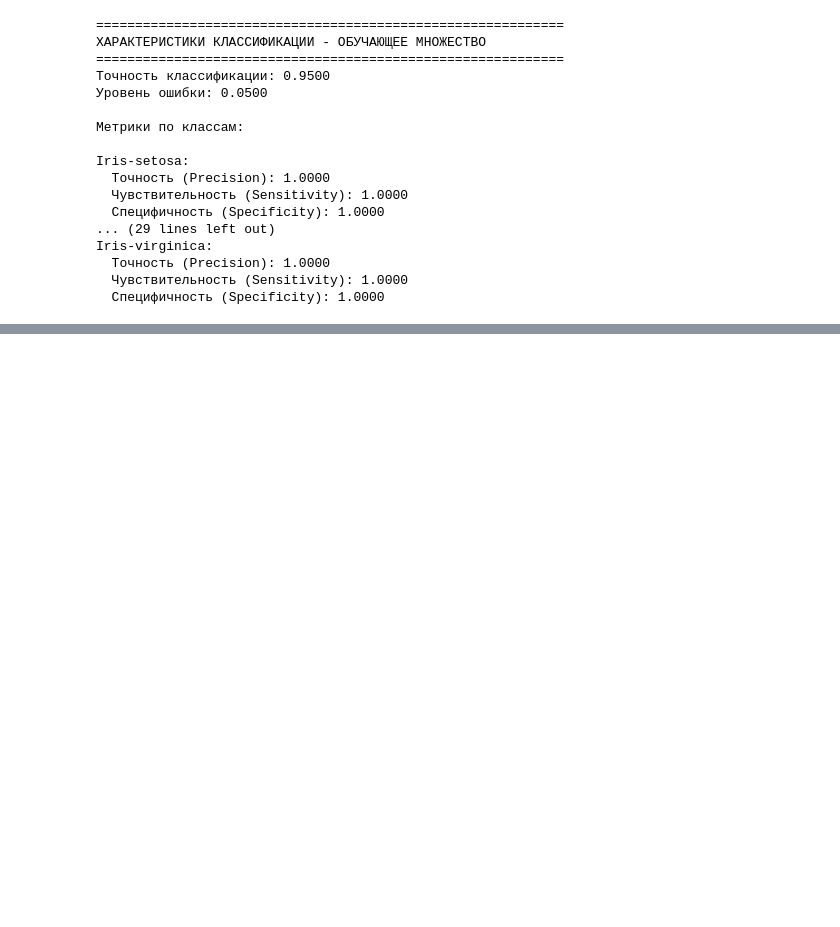
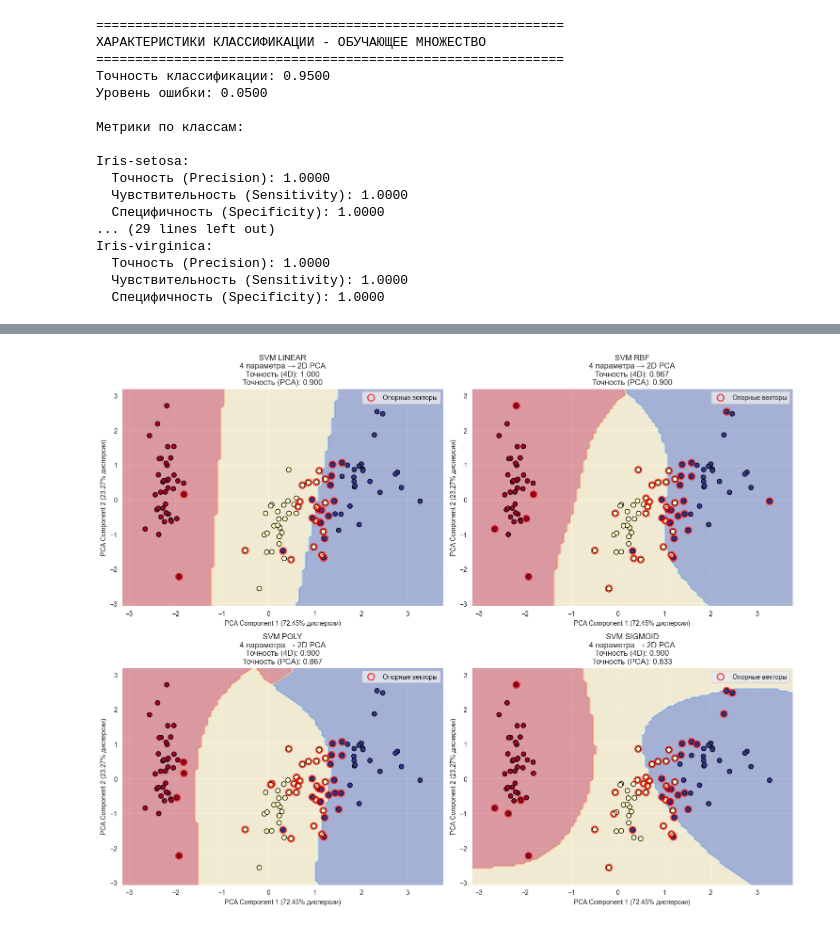
Before and after one commit to MicroMolekula/machine-learning, a Jupyter notebook: lab2/lab2.ipynb, the cells around one changed output, grey strips where cells are left out. Drawn from its saved outputs; the diff is of its cells as text; code cells hidden in the pictures; blank space fills up the shorter version.

```diff
--- a/lab2/lab2.ipynb
+++ b/lab2/lab2.ipynb
@@ -257,0 +658,20 @@ Iris-virginica:
+# %%
+from sklearn.decomposition import PCA
+
+print(f"Соответствие меток: {dict(zip(le.classes_, le.transform(le.classes_)))}")
+print(f"y_encoded: {y_encoded[:10]}")  # Первые 10 значений
+X = iris.data.features
+# Разделение на обучающую и тестовую выборки
+X_train, X_test, y_train, y_test, y_train_orig, y_test_orig = train_test_split(
+    X, y_encoded, y, test_size=0.2, random_state=42, stratify=y_encoded
+)
+
+# Масштабирование данных
+scaler = StandardScaler()
+X_train_scaled = scaler.fit_transform(X_train)
+X_test_scaled = scaler.transform(X_test)
+
+print(f"\nРазмеры данных:")
+print(f"  Обучающая выборка: {X_train_scaled.shape}")
+print(f"  Тестовая выборка: {X_test_scaled.shape}")
+print(f"  Признаки: {iris.feature_names}")
@@ -257,0 +773,58 @@ Iris-virginica:
+# %%
+def plot_svm_decision_boundary_pca(model, X_pca, y_encoded, title, ax, label_encoder):
+    """Визуализация областей решений SVM в PCA-пространстве"""
+
+    # Создание сетки для построения областей решений
+    x_min, x_max = X_pca[:, 0].min() - 0.5, X_pca[:, 0].max() + 0.5
+    y_min, y_max = X_pca[:, 1].min() - 0.5, X_pca[:, 1].max() + 0.5
+
+    xx, yy = np.meshgrid(np.linspace(x_min, x_max, 100),
+                         np.linspace(y_min, y_max, 100))
+
+    # Предсказание для каждой точки сетки
+    mesh_points = np.c_[xx.ravel(), yy.ravel()]
+    Z_encoded = model.predict(mesh_points)
+    Z = Z_encoded.reshape(xx.shape)
+
+    # Построение контурной карты
+    contour = ax.contourf(xx, yy, Z, alpha=0.4, cmap=plt.cm.RdYlBu)
+
+    # Рассеяние точек обучающих данных
+    scatter = ax.scatter(X_pca[:, 0], X_pca[:, 1],
+                        c=y_encoded, cmap=plt.cm.RdYlBu,
+                        edgecolor='black', s=50)
+
+    # Подсветка опорных векторов в PCA-пространстве
+    if hasattr(model, 'support_vectors_'):
+        ax.scatter(model.support_vectors_[:, 0], model.support_vectors_[:, 1],
+                  s=100, facecolors='none', edgecolors='red',
+                  linewidths=2, label='Опорные векторы', alpha=0.7)
+
+    ax.set_xlabel(f'PCA Component 1 ({pca.explained_variance_ratio_[0]:.2%} дисперсии)')
+    ax.set_ylabel(f'PCA Component 2 ({pca.explained_variance_ratio_[1]:.2%} дисперсии)')
+    ax.set_title(title)
+    ax.legend()
+
+    return contour
+
+# Визуализация для всех ядер в PCA-пространстве
+fig, axes = plt.subplots(2, 2, figsize=(15, 12))
+axes = axes.ravel()
+
+for idx, (kernel, model_pca) in enumerate(svm_models_pca.items()):
+    accuracy_4d = results[kernel]['accuracy']  # Точность на 4 параметрах
+    accuracy_pca = pca_results[kernel]['accuracy']  # Точность на PCA
+
+    plot_svm_decision_boundary_pca(
+        model_pca,
+        X_train_pca,
+        y_train,
+        f'SVM {kernel.upper()}\n4 параметра → 2D PCA\nТочность (4D): {accuracy_4d:.3f}\nТочность (PCA): {accuracy_pca:.3f}',
+        axes[idx],
+        le
+    )
+
+plt.tight_layout()
+plt.show()
+# %% [output]
+[figure, added]
```
Also changed, not shown: parts of 21 cells of this notebook.
